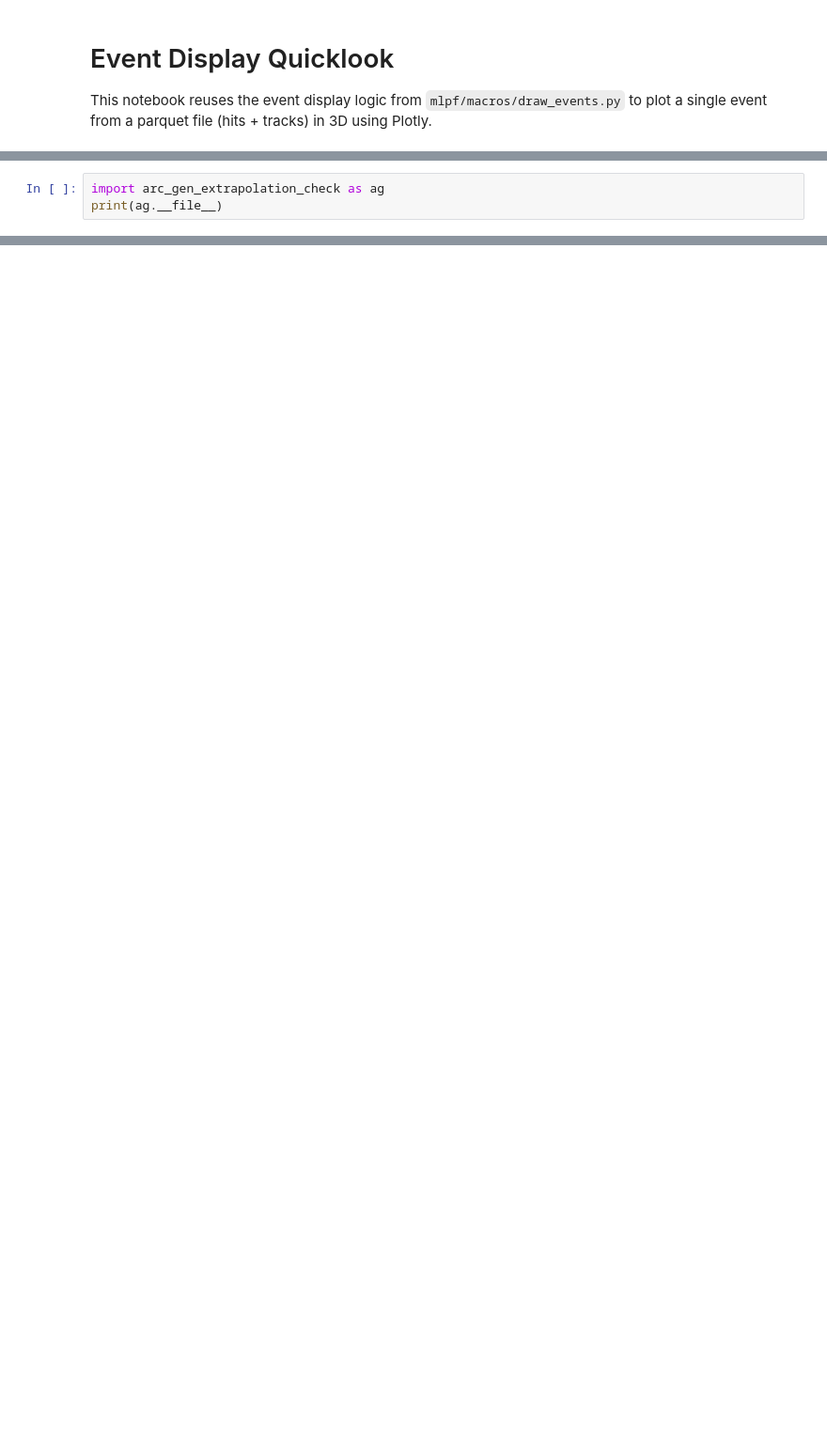
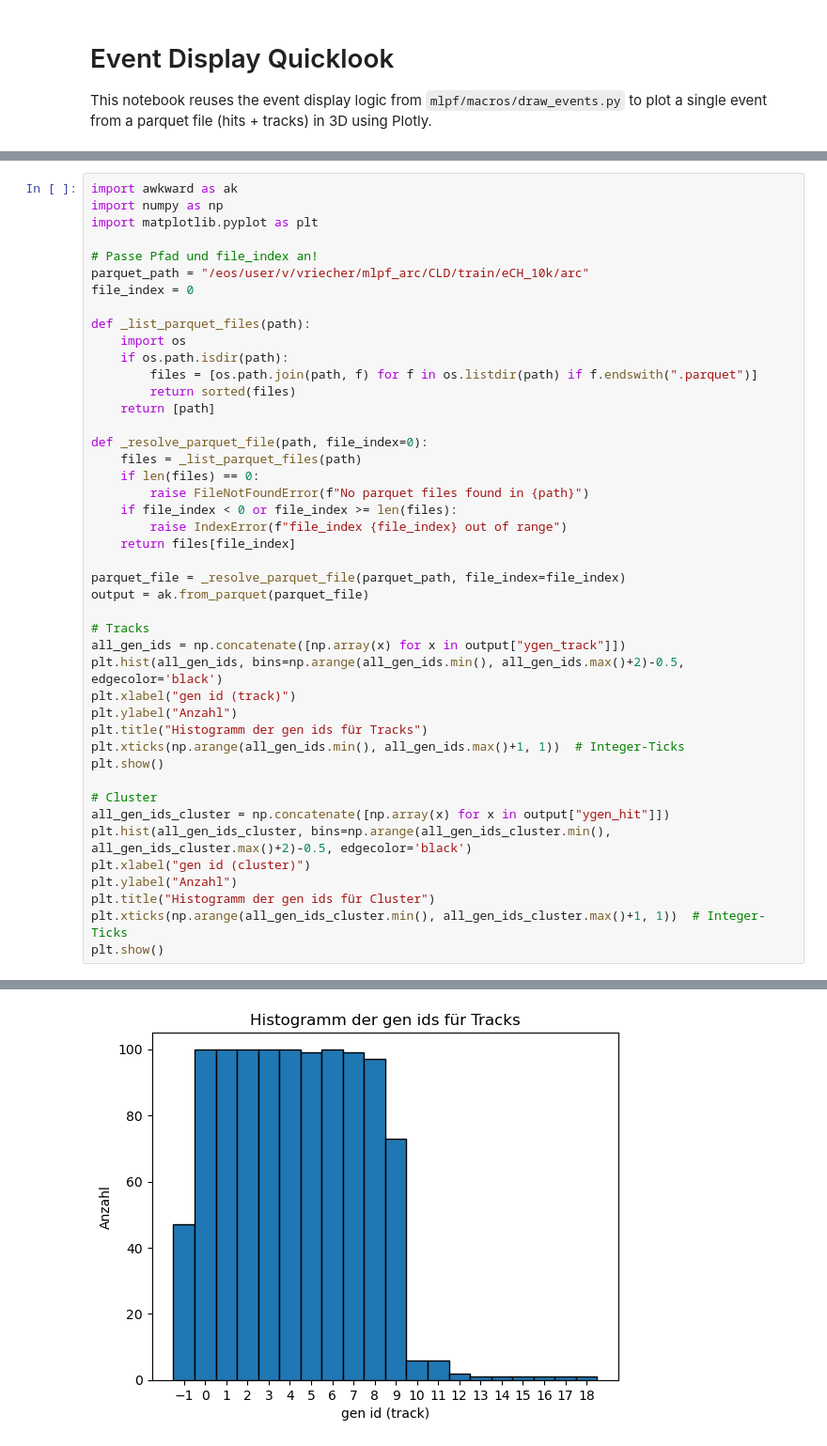
Before and after one commit to diyu-tdli/mlpf, a Jupyter notebook: notebooks/event_display_quicklook.ipynb, the cells around one changed output, grey strips where cells are left out. Shown at 94% size. Cells and saved outputs as stored; diff of their text form; blank space fills up the shorter version.

```diff
--- a/notebooks/event_display_quicklook.ipynb
+++ b/notebooks/event_display_quicklook.ipynb
@@ -215,4 +351,45 @@ RESIDUALS_FIG = plot_residuals_compare(
 # %%
-import arc_gen_extrapolation_check as ag
-print(ag.__file__)
+import awkward as ak
+import numpy as np
+import matplotlib.pyplot as plt
+
+# Passe Pfad und file_index an!
+parquet_path = "/eos/user/v/vriecher/mlpf_arc/CLD/train/eCH_10k/arc"
+file_index = 0
+
+def _list_parquet_files(path):
+    import os
+    if os.path.isdir(path):
+        files = [os.path.join(path, f) for f in os.listdir(path) if f.endswith(".parquet")]
+        return sorted(files)
+    return [path]
+
+def _resolve_parquet_file(path, file_index=0):
+    files = _list_parquet_files(path)
+    if len(files) == 0:
+        raise FileNotFoundError(f"No parquet files found in {path}")
+    if file_index < 0 or file_index >= len(files):
+        raise IndexError(f"file_index {file_index} out of range")
+    return files[file_index]
+
+parquet_file = _resolve_parquet_file(parquet_path, file_index=file_index)
+output = ak.from_parquet(parquet_file)
+
+# Tracks
+all_gen_ids = np.concatenate([np.array(x) for x in output["ygen_track"]])
+plt.hist(all_gen_ids, bins=np.arange(all_gen_ids.min(), all_gen_ids.max()+2)-0.5, edgecolor='black')
+plt.xlabel("gen id (track)")
+plt.ylabel("Anzahl")
+plt.title("Histogramm der gen ids für Tracks")
+plt.xticks(np.arange(all_gen_ids.min(), all_gen_ids.max()+1, 1))  # Integer-Ticks
+plt.show()
+
+# Cluster
+all_gen_ids_cluster = np.concatenate([np.array(x) for x in output["ygen_hit"]])
+plt.hist(all_gen_ids_cluster, bins=np.arange(all_gen_ids_cluster.min(), all_gen_ids_cluster.max()+2)-0.5, edgecolor='black')
+plt.xlabel("gen id (cluster)")
+plt.ylabel("Anzahl")
+plt.title("Histogramm der gen ids für Cluster")
+plt.xticks(np.arange(all_gen_ids_cluster.min(), all_gen_ids_cluster.max()+1, 1))  # Integer-Ticks
+plt.show()
 # %% [output]
@@ -219,0 +396 @@ print(ag.__file__)
+[figure, added]
```
Also changed, not shown: parts of 13 cells of this notebook, 2 other files.
